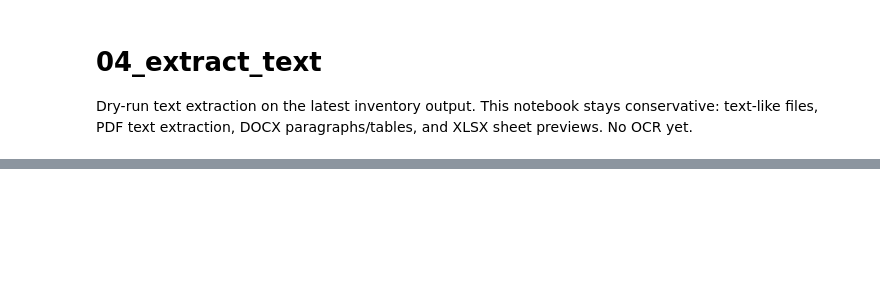
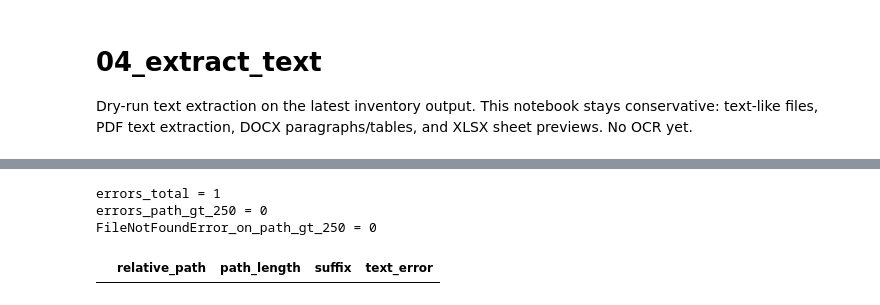
Before and after one commit to steliosvliaros/SCH-FILE-ORGANIZER, a Jupyter notebook: notebooks/04_extract_text.ipynb, the cells around one changed output, grey strips where cells are left out. Drawn from its saved outputs; the diff is of its cells as text; code cells hidden in the pictures; blank space fills up the shorter version.

```diff
--- a/notebooks/04_extract_text.ipynb
+++ b/notebooks/04_extract_text.ipynb
@@ -61,0 +164,13 @@ print('Saved Parquet:', parquet_path)
+# %%
+err = enriched[enriched['text_status'] == 'error'].copy()
+long_err = err[err['path_length'] > 250].copy()
+fnf_long = long_err[long_err['text_error'].fillna('').str.contains('FileNotFoundError', regex=False)]
+print('errors_total =', len(err))
+print('errors_path_gt_250 =', len(long_err))
+print('FileNotFoundError_on_path_gt_250 =', len(fnf_long))
+display(long_err[['relative_path', 'path_length', 'suffix', 'text_error']].head(20))
+# %% [output]
+errors_total = 1
+errors_path_gt_250 = 0
+FileNotFoundError_on_path_gt_250 = 0
+|  | relative_path | path_length | suffix | text_error |
```
Also changed, not shown: parts of 8 cells of this notebook, 3 other files.
